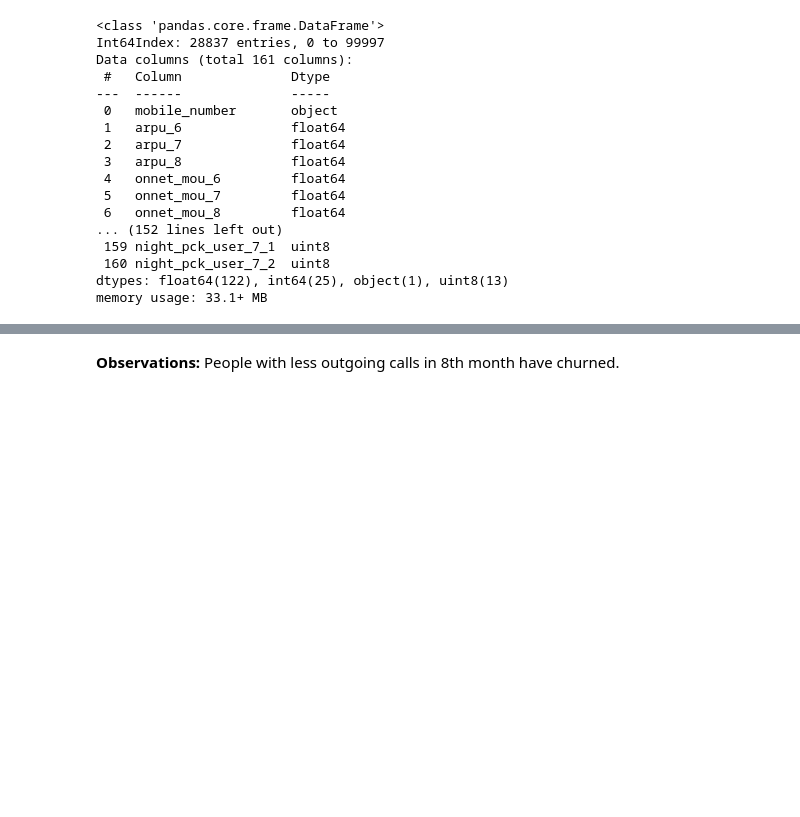
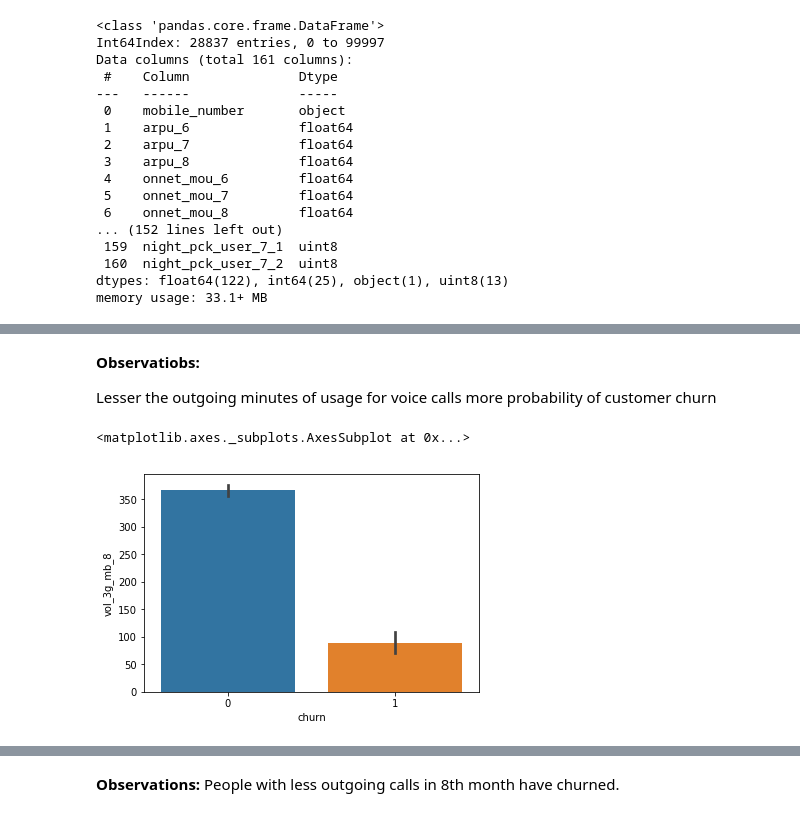
Before and after one commit to anjana-v-nair/Telecom_Churn, a Jupyter notebook: Telecom_Churn_Assignment_v2.ipynb, the cells around one changed output, grey strips where cells are left out. Cells and saved outputs as stored; diff of their text form; code cells hidden in the pictures; blank space fills up the shorter version.

```diff
--- a/Telecom_Churn_Assignment_v2.ipynb
+++ b/Telecom_Churn_Assignment_v2.ipynb
@@ -961,0 +968,10 @@ Customers with lesser age on network seems to have churned more.
+# %% [markdown]
+**Observatiobs:**
+
+Lesser the outgoing minutes of usage for voice calls more probability of customer churn
+# %%
+# barplot of 3g Mobile internet usage volume (in MB) vs churn
+barplot('vol_3g_mb_8')
+# %% [output]
+<matplotlib.axes._subplots.AxesSubplot at 0x...>
+[figure, added]
```
Also changed, not shown: parts of 43 cells of this notebook.
